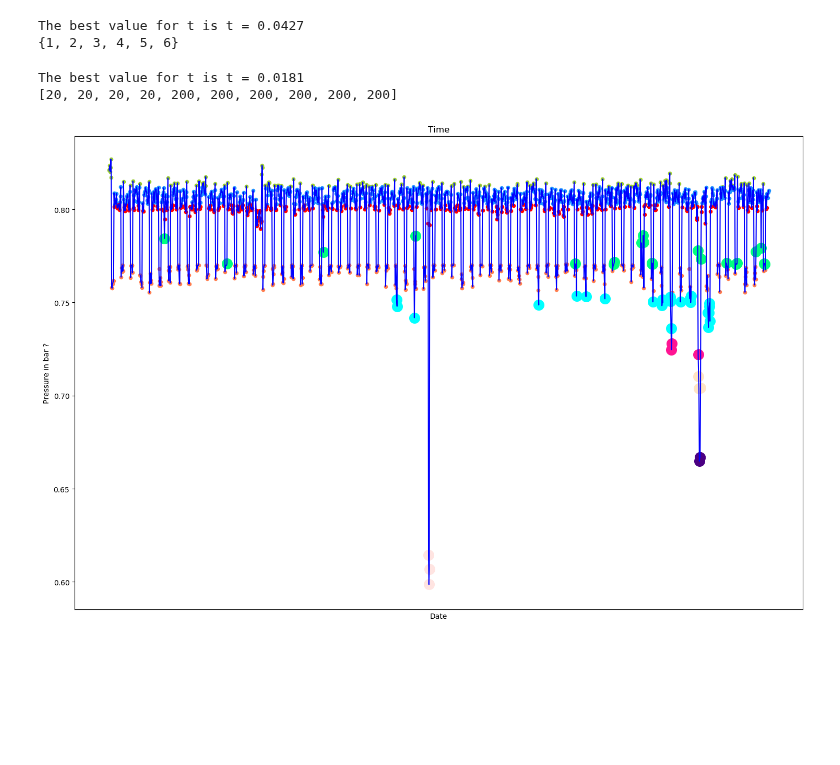
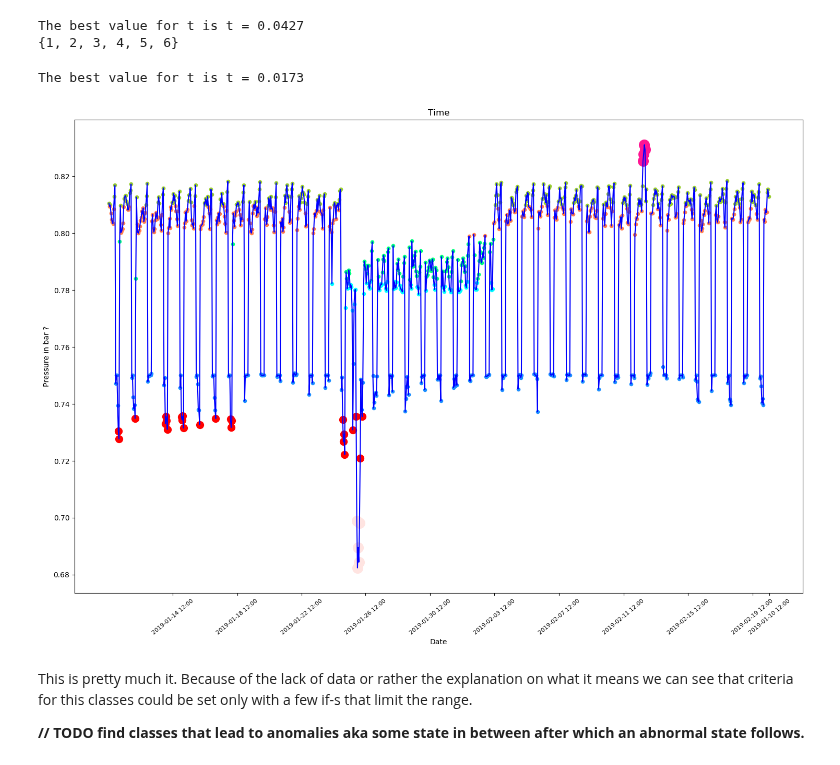
Before and after one commit to Zan-23/IJS_water_loss, a Jupyter notebook: notebooks/Hierarhical_Clustering_General_Anomaly_Finding.ipynb, the cells around one changed output. Drawn from its saved outputs; the diff is of its cells as text; code cells hidden in the pictures; blank space fills up the shorter version.

Commit message:
Fixed and improved graph, still not ideal

```diff
--- a/notebooks/Hierarhical_Clustering_General_Anomaly_Finding.ipynb
+++ b/notebooks/Hierarhical_Clustering_General_Anomaly_Finding.ipynb
@@ -127,37 +127,56 @@ def generate_sizes(class_dict):
     class_sorted_arr = sorted(class_len_arr, key=lambda x: x[1])
 
     size_arr = []
-    anomaly_koef = class_sorted_arr[len(class_sorted_arr) - 1][1] * 0.1
+    anomaly_koef = class_sorted_arr[len(class_sorted_arr) - 1][1] * 0.05
 
     for i in class_len_arr:
         if i[1] <= anomaly_koef:
             size_arr.append(200)
+
+        elif i[1] <= (anomaly_koef * 2):
+            size_arr.append(100)
         else:
             size_arr.append(20)
 
-    print(size_arr)
+    # print(size_arr)
     return size_arr
+
+def generate_xticks(start_date, end_date):
+    start_date = pandas._libs.tslibs.Timestamp(start_date)
+    end_date = pandas._libs.tslibs.Timestamp(end_date)
+
+    difference = round((end_date - start_date).days / 10)
+    # print(str(difference)+ "D")
+    date_range_seconds = pandas.date_range(start=(start_date), end=(end_date), freq=str(difference)+ "D")
+
+    date_range_string = []
+    for i in date_range_seconds:
+        date_range_string.append(str(i)[:-3])
+    # print(type(date_range_string), date_range_string)
+    return date_range_string
+
+# generate_xticks("2019-01-11 12:00:00", "2019-03-20 12:00:00")
 # %%
-def draw_classes(matrix, matrix_X, class_dict):
+def draw_classes(matrix, matrix_X, class_dict, start, end):
     color_array = ["yellowgreen", "coral", "dodgerblue", "red", "springgreen", "aqua",
                    "mistyrose", "deeppink", "bisque", "indigo"]
     size_arr = generate_sizes(class_dict)
 
     fig = plt.figure(figsize=(18, 12), dpi= 100, facecolor='w')
     plt.plot(matrix[:, 0], matrix_X, color="blue")
-    # s_anomaly = 100
 
     for num, element in enumerate(class_dict):
         plt.scatter([x[1] for x in class_dict[element]], [matrix_X[x[0]] for x in class_dict[element]],
                     color=color_array[num], s=size_arr[num])
+        # print(type([x[1] for x in class_dict[element]]))
 
     plt.ylabel('Pressure in bar ?')
     plt.xlabel('Date')
+    plt.xticks(generate_xticks(start, end), rotation=40)
     # plt.xticks([i for i in range(0,len(matrix), round(len(matrix)/12))], rotation=40)
-    plt.xticks([])
+
     plt.rc('xtick',labelsize=8)
     plt.title('Time')
-    # plt.savefig('blue_id.png')
     plt.show()
 # %%
 def main_function(start, end, data_fun, number_of_clusters):
@@ -181,13 +200,16 @@ def main_function(start, end, data_fun, number_of_clusters):
         else:
             class_dict[predicted_class].append((index, value))
 
-    draw_classes(matrix, matrix_X, class_dict)
+    draw_classes(matrix, matrix_X, class_dict, start, end)
 # %%
 # selected_data(data_249, "2019-05-11 12:00:00", "2019-05-20 12:00:00")
 # selected_data(data_249, "2019-05-11 12:00:00", "2020-06-13 12:00:00")
 
-main_function("2019-04-11 12:00:00", "2019-06-20 12:00:00", data_249, 10)
+main_function("2019-01-10 12:00:00", "2019-02-20 12:00:00", data_248, 8)
 # %% [output]
-The best value for t is t = 0.0181
-[20, 20, 20, 20, 200, 200, 200, 200, 200, 200]
+The best value for t is t = 0.0173
-[figure, old version]
+[figure, new version]
+# %% [markdown]
+This is pretty much it. Because of the lack of data or rather the explanation on what it means we can see that criteria for this classes could be set only with a few if-s that limit the range.
+
+**// TODO find classes that lead to anomalies aka some state in between after which an abnormal state follows.**
```
Also changed, not shown: 1 other file.
